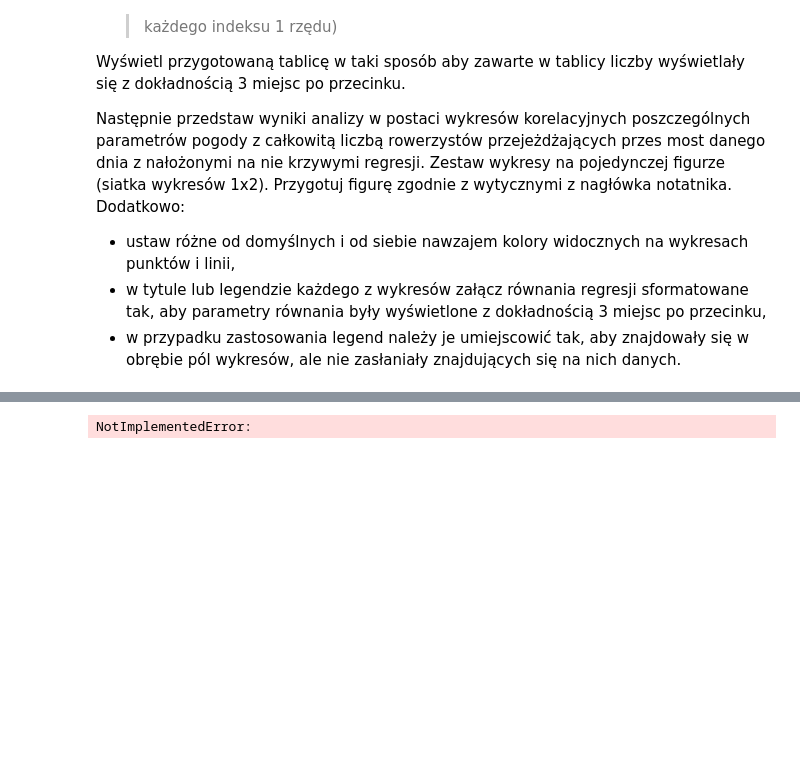
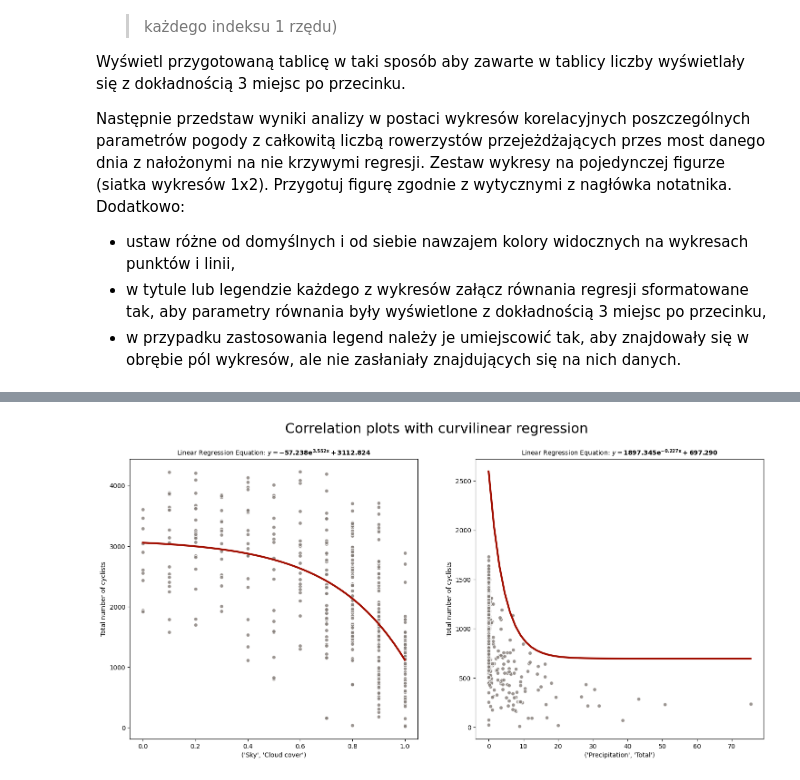
Before and after one commit to kubanskan/AGHCourse-DataAnalysisPython, a Jupyter notebook: Project3-DescriptiveStatisticsPart3/ZZ03_CZ03.ipynb, the cells around one changed output, grey strips where cells are left out. Drawn from its saved outputs; the diff is of its cells as text; code cells hidden in the pictures; blank space fills up the shorter version.

Commit message:
ZZ03_CZ03 finished - 5b plots

```diff
--- a/Project3-DescriptiveStatisticsPart3/ZZ03_CZ03.ipynb
+++ b/Project3-DescriptiveStatisticsPart3/ZZ03_CZ03.ipynb
@@ -392,7 +392,16 @@ assert np.isclose(regression_data_2.loc[(("Sky", "Cloud cover")), ('East', 'b')]
 assert np.isclose(regression_data_2.loc[("Precipitation", "Total"), ('Total', 'c')], 697.29)
 # %%
 # Wykres
-# YOUR CODE HERE
-raise NotImplementedError()
+fig, axes = plt.subplots(1, 2, figsize=(18,8))
+fig.suptitle("Correlation plots with curvilinear regression", fontsize=22)
+for i in range(len(regression_data_2)):
+    par = regression_data_2.iloc[i,0:3]
+    axes[i].scatter(weather_data.loc[:,regression_data_2.index[i]], daily_bike_traffic_data.iloc[:, i], c="#827b76", alpha=0.8, edgecolors='w')
+    axes[i].set_ylabel("Total number of cyclists")
+    axes[i].set_xlabel(regression_data_2.index[i])
+    axes[i].set_title(fr"Linear Regression Equation: $y = \bf{{ {par.iloc[0]:.3f} }}e^{{\bf{{ {-1*par.iloc[1]:.3f}x }} }}+ \bf{{ {par.iloc[2]:.3f} }}$", fontsize=10)
+    x = np.linspace(weather_data.loc[:,regression_data_2.index[i]].min(), weather_data.loc[:,regression_data_2.index[i]].max())
+    y = par.iloc[0]*np.exp(-par.iloc[1]*x)+par.iloc[2]
+    axes[i].plot(x, y, c="#a10d00", linewidth=3)
 # %% [output]
-NotImplementedError:
+[figure, added]
```
